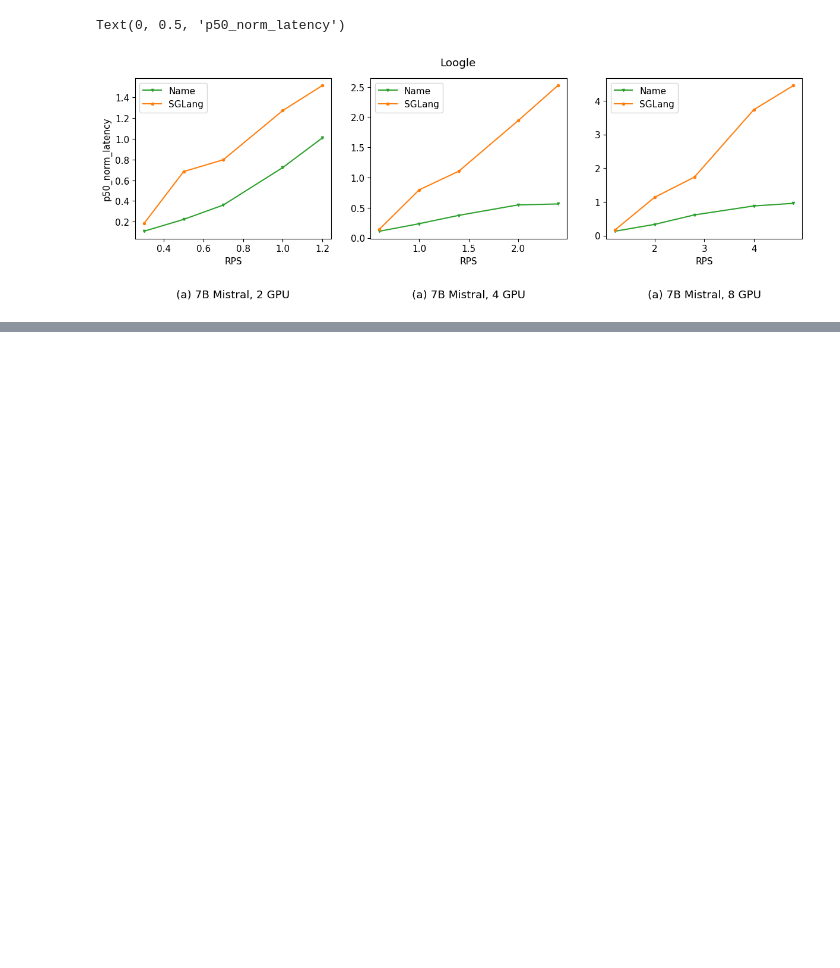
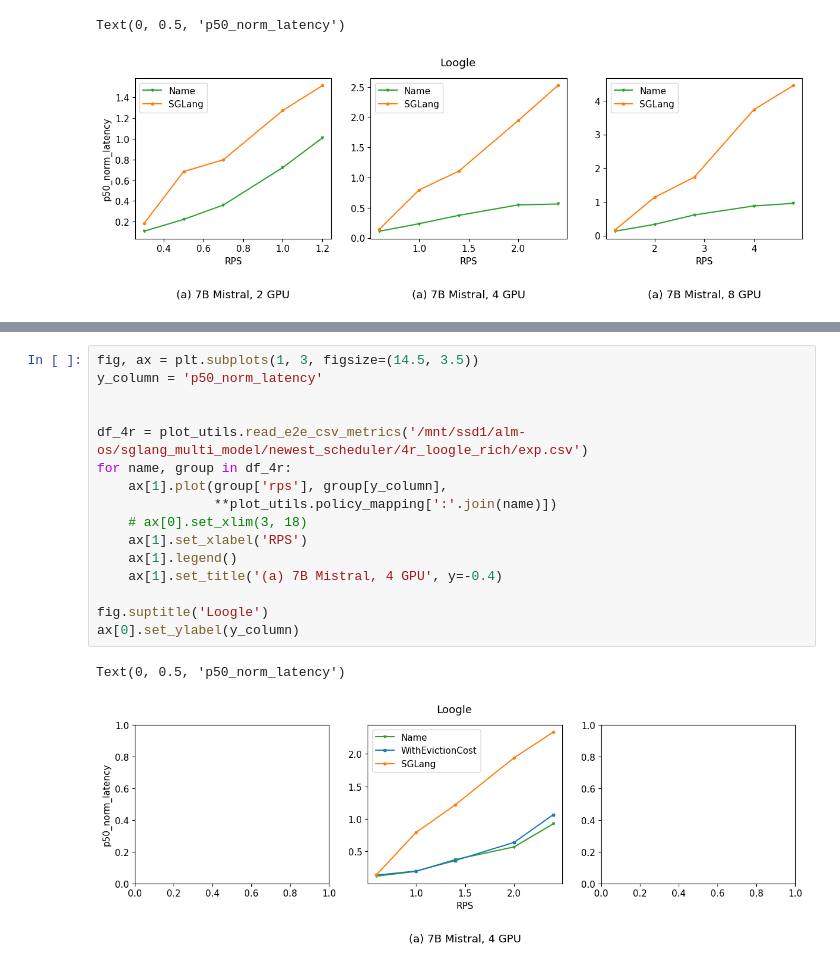
Before and after one commit to WukLab/preble, a Jupyter notebook: nsdi_plots/e2e.ipynb, the cells around one changed output, grey strips where cells are left out. Cells and saved outputs as stored; diff of their text form; blank space fills up the shorter version.

```diff
--- a/nsdi_plots/e2e.ipynb
+++ b/nsdi_plots/e2e.ipynb
@@ -132,0 +142,19 @@ plt.show()
+# %%
+fig, ax = plt.subplots(1, 3, figsize=(14.5, 3.5))
+y_column = 'p50_norm_latency'
+
+
+df_4r = plot_utils.read_e2e_csv_metrics('/mnt/ssd1/alm-os/sglang_multi_model/newest_scheduler/4r_loogle_rich/exp.csv')
+for name, group in df_4r:
+    ax[1].plot(group['rps'], group[y_column],
+               **plot_utils.policy_mapping[':'.join(name)])
+    # ax[0].set_xlim(3, 18)
+    ax[1].set_xlabel('RPS')
+    ax[1].legend()
+    ax[1].set_title('(a) 7B Mistral, 4 GPU', y=-0.4)
+
+fig.suptitle('Loogle')
+ax[0].set_ylabel(y_column)
+# %% [output]
+Text(0, 0.5, 'p50_norm_latency')
+[figure, added]
```
Also changed, not shown: parts of 1 cell of this notebook, 7 other files.
